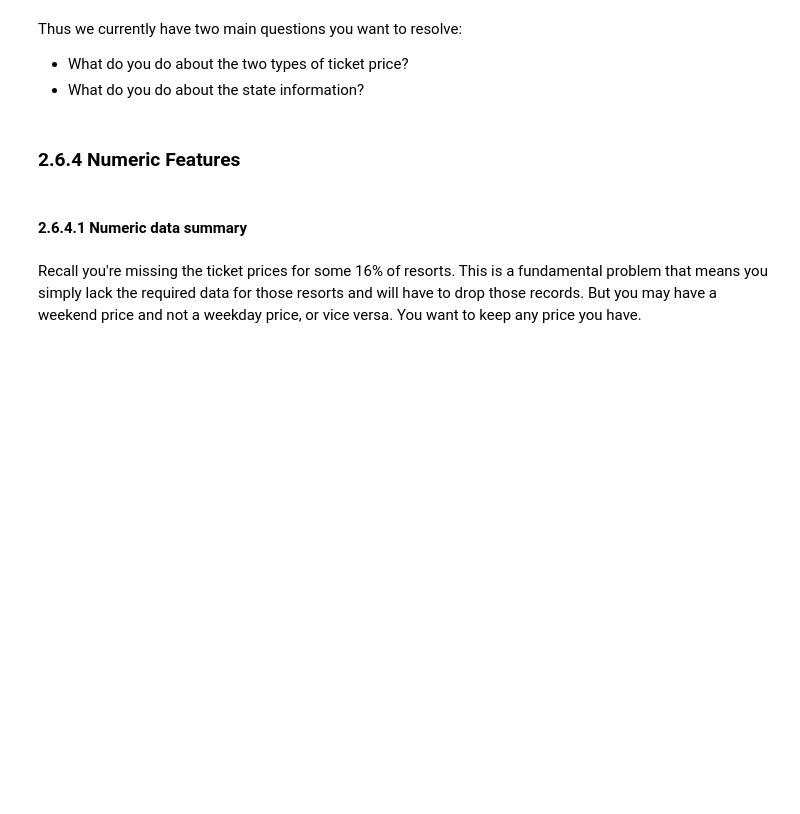
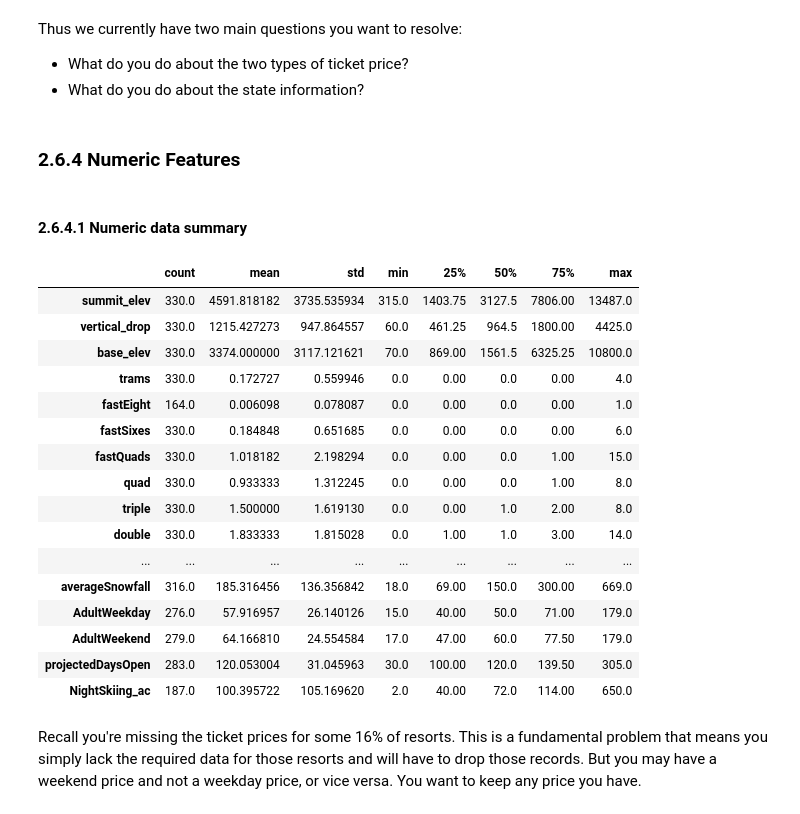
Before and after one commit to Hillary577/DataScienceGuidedCapstone, a Jupyter notebook: Notebooks/HL_02_data_wrangling.ipynb, the cells around one changed output. Saved outputs shown, nothing was run; the diff lists cells and outputs as text; code cells hidden in the pictures; blank space fills up the shorter version.

```diff
--- a/Notebooks/HL_02_data_wrangling.ipynb
+++ b/Notebooks/HL_02_data_wrangling.ipynb
@@ -467,9 +472,27 @@ Having decided to reserve judgement on how exactly you utilize the State, turn y
 # %%
 #Code task 17#
 #Call ski_data's `describe` method for a statistical summary of the numerical columns
 #Hint: there are fewer summary stat columns than features, so displaying the transpose
 #will be useful again
-ski_data.___.___
+ski_data.describe().T
+# %% [output]
+|  | count | mean | std | min | 25% | 50% | 75% | max |
+| summit_elev | 330.0 | 4591.818182 | 3735.535934 | 315.0 | 1403.75 | 3127.5 | 7806.00 | 13487.0 |
+| vertical_drop | 330.0 | 1215.427273 | 947.864557 | 60.0 | 461.25 | 964.5 | 1800.00 | 4425.0 |
+| base_elev | 330.0 | 3374.000000 | 3117.121621 | 70.0 | 869.00 | 1561.5 | 6325.25 | 10800.0 |
+| trams | 330.0 | 0.172727 | 0.559946 | 0.0 | 0.00 | 0.0 | 0.00 | 4.0 |
+| fastEight | 164.0 | 0.006098 | 0.078087 | 0.0 | 0.00 | 0.0 | 0.00 | 1.0 |
+| fastSixes | 330.0 | 0.184848 | 0.651685 | 0.0 | 0.00 | 0.0 | 0.00 | 6.0 |
+| fastQuads | 330.0 | 1.018182 | 2.198294 | 0.0 | 0.00 | 0.0 | 1.00 | 15.0 |
+| quad | 330.0 | 0.933333 | 1.312245 | 0.0 | 0.00 | 0.0 | 1.00 | 8.0 |
+| triple | 330.0 | 1.500000 | 1.619130 | 0.0 | 0.00 | 1.0 | 2.00 | 8.0 |
+| double | 330.0 | 1.833333 | 1.815028 | 0.0 | 1.00 | 1.0 | 3.00 | 14.0 |
+| ... | ... | ... | ... | ... | ... | ... | ... | ... |
+| averageSnowfall | 316.0 | 185.316456 | 136.356842 | 18.0 | 69.00 | 150.0 | 300.00 | 669.0 |
+| AdultWeekday | 276.0 | 57.916957 | 26.140126 | 15.0 | 40.00 | 50.0 | 71.00 | 179.0 |
+| AdultWeekend | 279.0 | 64.166810 | 24.554584 | 17.0 | 47.00 | 60.0 | 77.50 | 179.0 |
+| projectedDaysOpen | 283.0 | 120.053004 | 31.045963 | 30.0 | 100.00 | 120.0 | 139.50 | 305.0 |
+| NightSkiing_ac | 187.0 | 100.395722 | 105.169620 | 2.0 | 40.00 | 72.0 | 114.00 | 650.0 |
 # %% [markdown]
 Recall you're missing the ticket prices for some 16% of resorts. This is a fundamental problem that means you simply lack the required data for those resorts and will have to drop those records. But you may have a weekend price and not a weekday price, or vice versa. You want to keep any price you have.
 # %%
```
Also changed, not shown: parts of 23 cells of this notebook.
